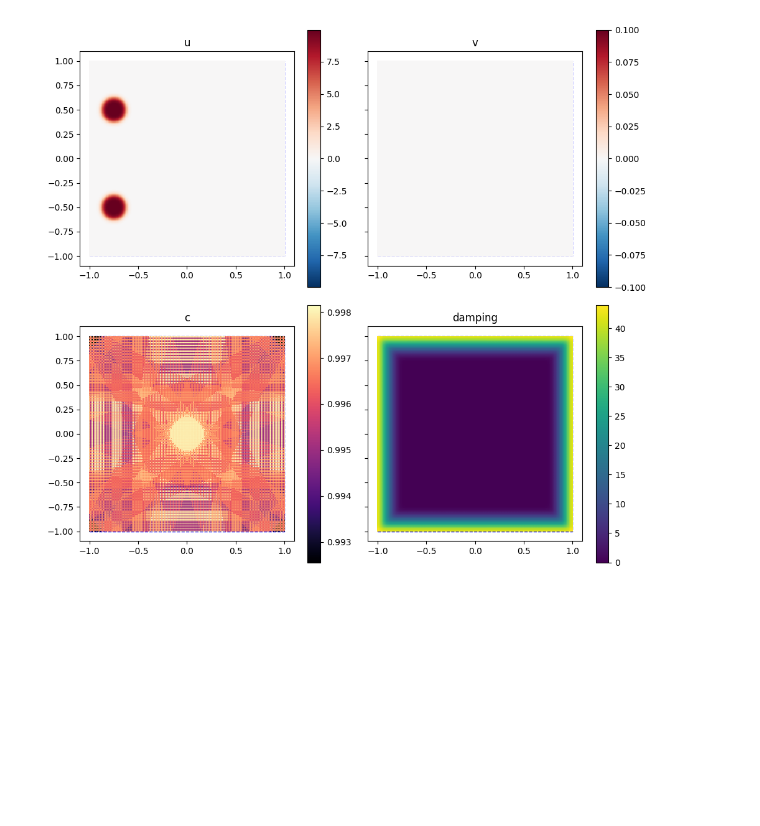
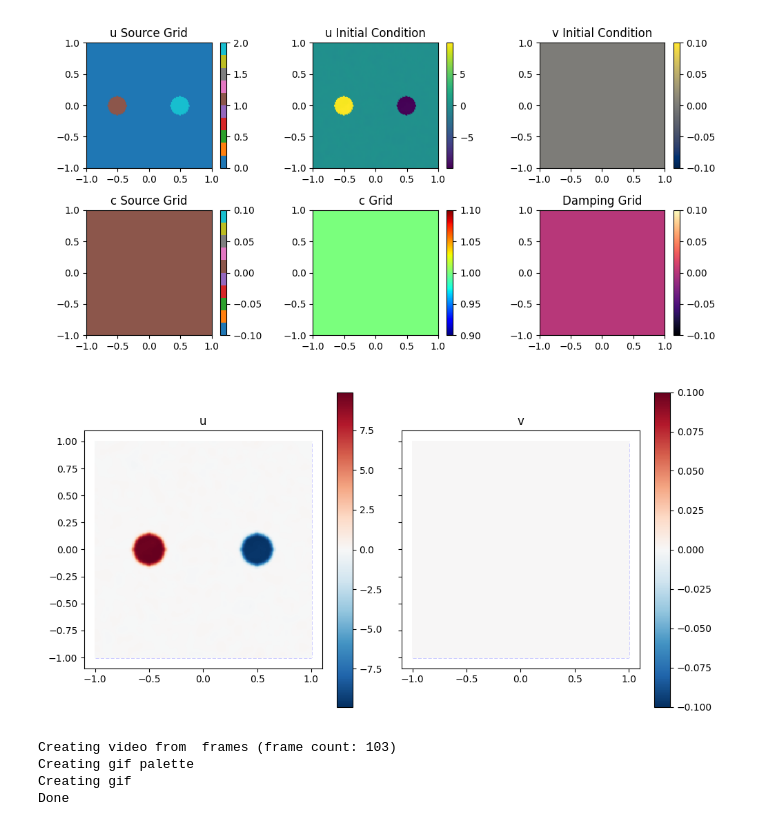
Before and after one commit to tum-pbs/diffSPH, a Jupyter notebook: waveEquation/waveEquationCases.ipynb, the cells around one changed output. Cells and saved outputs as stored; diff of their text form; code cells hidden in the pictures; blank space fills up the shorter version.

Commit message:
finalize wave equations

```diff
--- a/waveEquation/waveEquationCases.ipynb
+++ b/waveEquation/waveEquationCases.ipynb
@@ -454,13 +74,73 @@ fig, axis, uPlot, vPlot, cPlot, dampPlot = plotState(
+# %%
+uGrid = torch.zeros_like(uGrid)
+vGrid = torch.zeros_like(vGrid)
+
+uGrid = populateUGrid(uGrid, uSourceGrid,
+    sourceMagnitudes = [uMagnitude, -uMagnitude],
+    randomMagnitude = False,
+    magnitudeRange = (-uMagnitude, uMagnitude)
+)
+
+cGrid = populateCGrid(cGrid, cSourceGrid,
+    boundaryC = 0.01,
+    obstacleC = 0.5,
+    defaultC = 1.0,
+    randomObstacleC = False,
+    obstacleCRange = (0.3, 0.7)
+)
+
+uGrid = addNoise(
+    particleState, config, neighbors,
+    uGrid,
+    noiseAmplitude = 0.02, uMagnitude = uMagnitude,
+    noiseType = 'normal',
+    smoothIter = 3,
+    seed = 1234,
+)
+
+waveState = WaveEquationState(
+    u = uGrid,
+    v = vGrid,
+    c = cGrid,
+    damping = dampGrid,
+)
+smoothedState = smoothState(waveState, particleState, 0, neighbors, config)
+
+waveSystem = WaveSystem(
+    systemState = particleState,
+    waveState = smoothedState,
+    neighborhood = neighbors.get('noghost'),
+    t = 0.0)
+# %%
+fig, axis = plotInitialState(
+    particleState, config,
+    uGrid, vGrid, cGrid, dampGrid,
+    uSourceGrid, cSourceGrid
+)
+fig.savefig(f'output/{folderName}/initial_fields.png', dpi = 200)
+# %% [output]
+[figure, added]
 # %%
 fig, axis, uPlot, vPlot, cPlot, dampPlot = plotState(
     particleState,
     smoothedState,
     config, kernel,
     markerSize = 0.5,
     plotGrid = True,
-    plotCD = True)
+    plotCD = False)
+fig.savefig(f'output/{folderName}/initial_state.png', dpi = 200)
 # %% [output]
-[figure, old version]
+[figure, new version]
 # %%
-from simulation import runSimulation
-runSimulation(fig, particleState, uPlot, vPlot, waveSystem, waveSystemFunction, integrator, nx, dt, nIter, kernel, config, export, plotInterval = 50, exportImages = False)
+
+plotInterval = 10
+nIter = 1000
+dt = 0.0025
+export = True
+
+runSimulation(fig, particleState, uPlot, vPlot, waveSystem, waveSystemFunction, integrator, nx, dt, nIter, kernel, config, export, plotInterval = plotInterval, exportImages = True, umin = -5, umax = 5, vmin = -50, vmax = 50, prefix = prefix, timestamp = timestamp)
+# %% [output]
+Creating video from  frames (frame count: 103)
+Creating gif palette
+Creating gif
+Done
```
Also changed, not shown: parts of 14 cells of this notebook, 7 other files.
